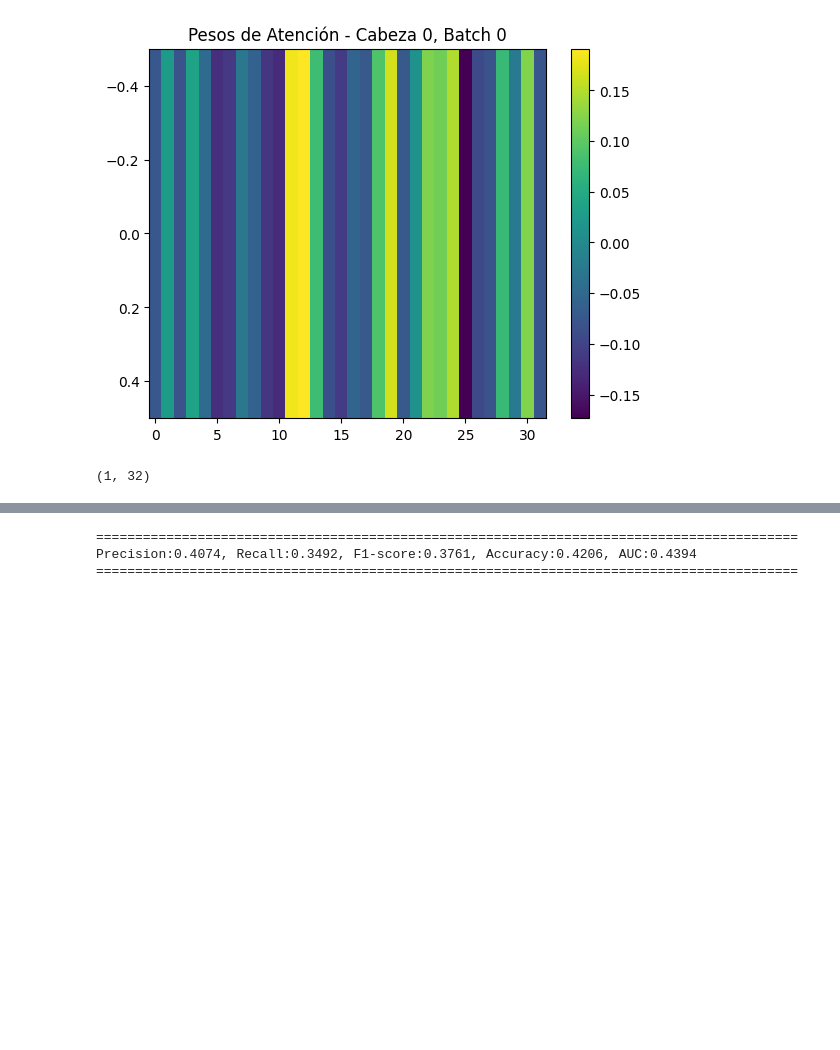
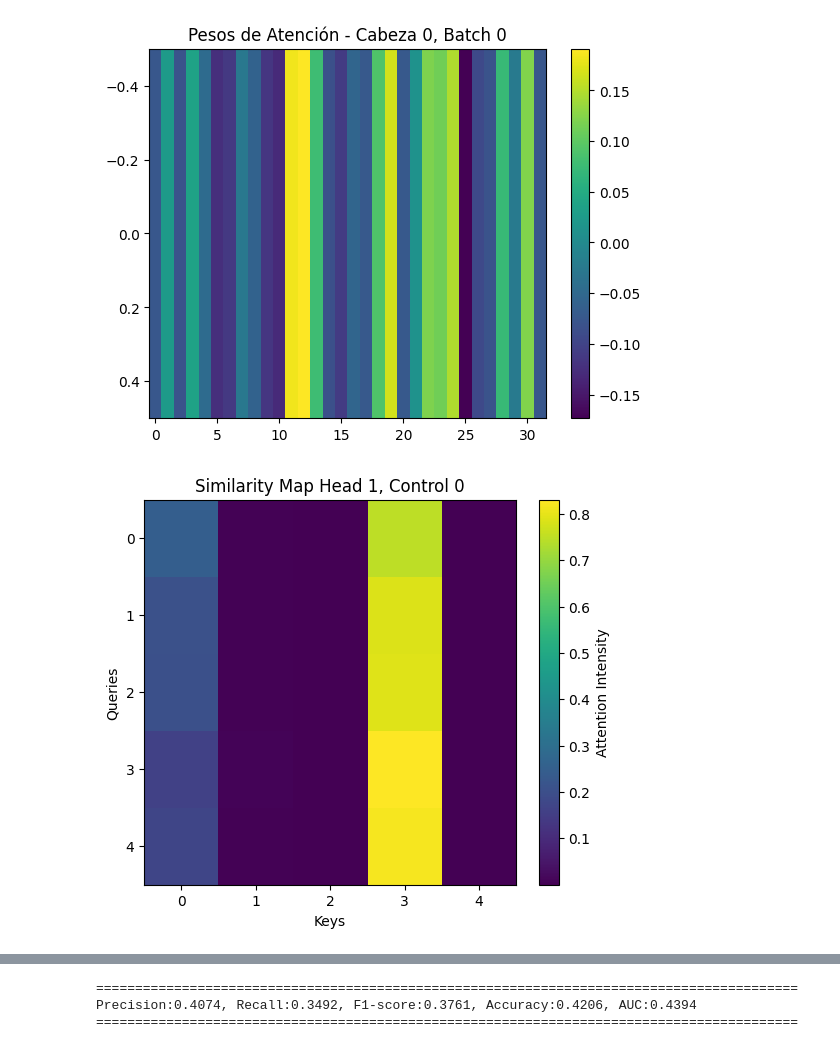
Before and after one commit to jdvalera19/Parkinson-Multimodal-Cross-Attention, a Jupyter notebook: View_result copy.ipynb, the cells around one changed output, grey strips where cells are left out. Drawn from its saved outputs; the diff is of its cells as text; code cells hidden in the pictures; blank space fills up the shorter version.

```diff
--- a/View_result copy.ipynb
+++ b/View_result copy.ipynb
@@ -262,14 +262,16 @@ plt.title('Pesos de Atención - Cabeza 0, Batch 0')
 plt.show()
 # %% [output]
 [figure]
-# %%
-tensor1 = np.random.rand(5, 4, 1, 32)
-tensor2 = np.random.rand(5, 4, 32, 1)
-tensor3 = np.random.rand(1, 1)
-tensor4 = np.random.rand(1, 32)
-
-result_tensor = np.matmul(tensor3, tensor4)
-
-print(result_tensor.shape)
-# %% [output]
-(1, 32)
+# %%
+pesos_atencion_C0_1 = np.load('Models/DataAugmentation_2/Vowels/2_2HeadAudioVideo0.5AttnScores/attention_scores_C0_25_0.npy')
+
+# Grafica el mapa de atención
+plt.figure(figsize=(6, 5))
+plt.imshow(pesos_atencion_C0_1, cmap='viridis', aspect='auto')
+plt.colorbar(label='Attention Intensity')
+plt.title(f"Similarity Map Head 1, Control 0")
+plt.xlabel("Keys")
+plt.ylabel("Queries")
+plt.show()
+# %% [output]
+[figure, added]
```
Also changed, not shown: parts of 55 cells of this notebook.
